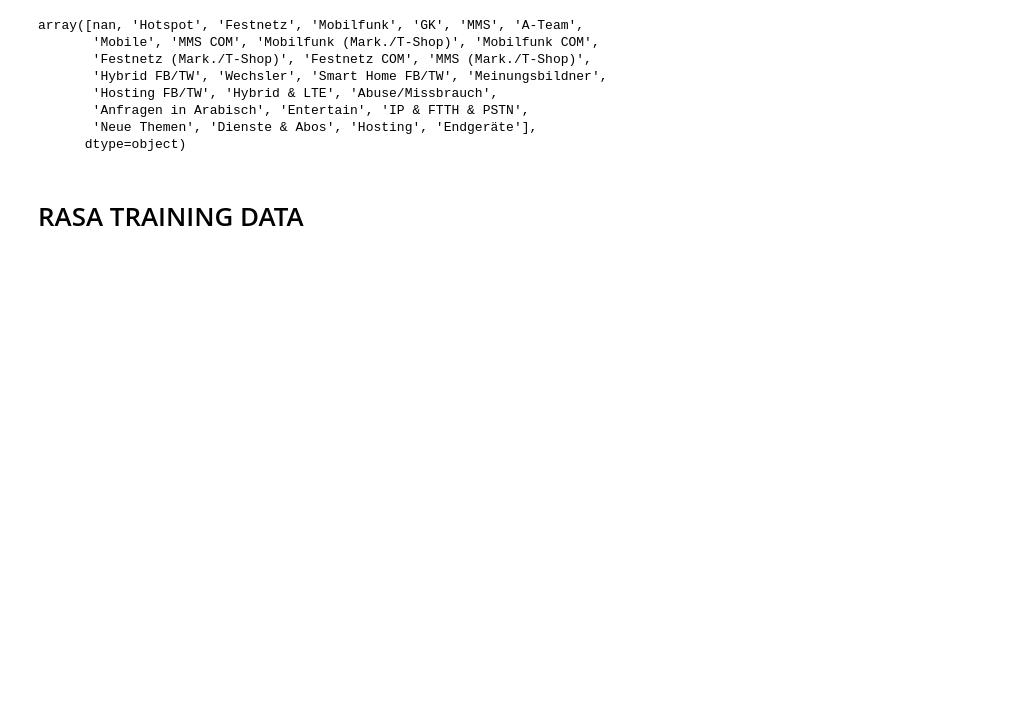
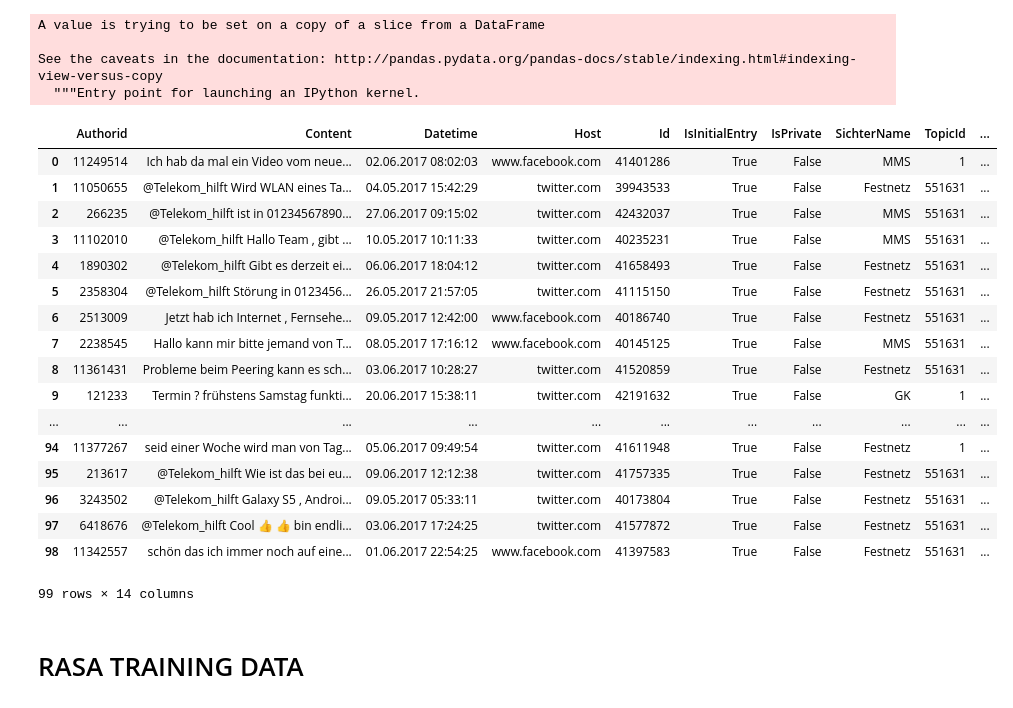
Before and after one commit to turkishtech/mlhackathon, a Jupyter notebook: playground/data_prep.ipynb, the cells around one changed output. Cells and saved outputs as stored; diff of their text form; code cells hidden in the pictures; blank space fills up the shorter version.

```diff
--- a/playground/data_prep.ipynb
+++ b/playground/data_prep.ipynb
@@ -23,7 +23,8 @@ from tqdm import tqdm
 # nlp.vocab.from_disk('./vocab/')
 # %%
 frames = []
-for f in glob.glob('../data/*.csv'):
+taskname = '1b'
+for f in glob.glob('../data/*{}*.csv'.format(taskname)):
     frames.append(pd.read_csv(f))
 # %%
 raw_df = pd.concat(frames)
@@ -51,11 +52,54 @@ raw_df
-# %%
-pd.unique(raw_df.SichterName)
-# %% [output]
-array([nan, 'Hotspot', 'Festnetz', 'Mobilfunk', 'GK', 'MMS', 'A-Team',
-       'Mobile', 'MMS COM', 'Mobilfunk (Mark./T-Shop)', 'Mobilfunk COM',
-       'Festnetz (Mark./T-Shop)', 'Festnetz COM', 'MMS (Mark./T-Shop)',
-       'Hybrid FB/TW', 'Wechsler', 'Smart Home FB/TW', 'Meinungsbildner',
-       'Hosting FB/TW', 'Hybrid & LTE', 'Abuse/Missbrauch',
-       'Anfragen in Arabisch', 'Entertain', 'IP & FTTH & PSTN',
-       'Neue Themen', 'Dienste & Abos', 'Hosting', 'Endgeräte'],
-      dtype=object)
+# %%
+raw_df['Tag'] = [0., 0., 0., 1., 0., 0., 0., 0., 0., 0., 0., 0., 0., 0., 0., 1., 1.,
+       1., 0., 0., 1., 1., 0., 0., 1., 0., 0., 0., 0., 0., 0., 0., 0., 0.,
+       1., 0., 0., 0., 0., 1., 0., 0., 0., 1., 1., 0., 0., 0., 0., 0., 0.,
+       1., 0., 0., 0., 0., 1., 0., 0., 0., 0., 0., 0., 0., 0., 0., 0., 1.,
+       1., 0., 0., 0., 0., 0., 0., 0., 0., 1., 0., 0., 0., 0., 0., 0., 0.,
+       0., 1., 0., 0., 0., 0., 0., 0., 0., 1., 0., 0., 0., 0.]
+# %%
+raw_df['SichterName'] = ['MMS', 'Festnetz', 'MMS', 'MMS', 'Festnetz', 'Festnetz',
+       'Festnetz', 'MMS', 'Festnetz', 'GK', 'MMS', 'Festnetz', 'Festnetz',
+       'Festnetz', 'Festnetz', 'MMS', 'Festnetz', 'MMS', 'MMS',
+       'Festnetz', 'MMS', 'MMS', 'Festnetz', 'Festnetz', 'MMS', 'MMS',
+       'Festnetz', 'Festnetz', 'Festnetz', 'Festnetz', 'Festnetz',
+       'Festnetz', 'Festnetz', 'Festnetz', 'Festnetz', 'Mobilfunk',
+       'Festnetz', 'MMS', 'Festnetz', 'MMS', 'Festnetz', 'Festnetz',
+       'Festnetz', 'GK', 'Festnetz', 'MMS', 'Festnetz', 'MMS', 'MMS',
+       'Festnetz', 'Festnetz', 'MMS', 'Festnetz', 'Festnetz', 'Festnetz',
+       'Festnetz', 'Festnetz', 'Festnetz', 'Festnetz', 'Festnetz',
+       'Festnetz', 'Festnetz', 'Festnetz', 'Festnetz', 'Festnetz',
+       'Festnetz', 'Festnetz', 'Festnetz', 'MMS', 'Festnetz', 'Festnetz',
+       'Festnetz', 'Festnetz', 'Festnetz', 'Festnetz', 'Festnetz',
+       'Festnetz', 'Festnetz', 'Festnetz', 'Festnetz', 'Festnetz',
+       'Festnetz', 'MMS', 'Festnetz', 'Festnetz', 'Festnetz', 'MMS',
+       'Festnetz', 'Festnetz', 'Festnetz', 'Festnetz', 'Festnetz',
+       'Festnetz', 'Mobilfunk', 'Festnetz', 'Festnetz', 'Festnetz',
+       'Festnetz', 'Festnetz']
+# %%
+raw_df.Tag[raw_df.Tag == 0.0] = np.nan
+# %% [output]
+A value is trying to be set on a copy of a slice from a DataFrame
+
+See the caveats in the documentation: http://pandas.pydata.org/pandas-docs/stable/indexing.html#indexing-view-versus-copy
+  """Entry point for launching an IPython kernel.
+# %%
+raw_df.reindex_axis(sorted(raw_df.columns), axis=1)
+# %% [output]
+|  | Authorid | Content | Datetime | Host | Id | IsInitialEntry | IsPrivate | SichterName | TopicId | ... |
+| 0 | 11249514 | Ich hab da mal ein Video vom neue... | 02.06.2017 08:02:03 | www.facebook.com | 41401286 | True | False | MMS | 1 | ... |
+| 1 | 11050655 | @Telekom_hilft Wird WLAN eines Ta... | 04.05.2017 15:42:29 | twitter.com | 39943533 | True | False | Festnetz | 551631 | ... |
+| 2 | 266235 | @Telekom_hilft ist in 01234567890... | 27.06.2017 09:15:02 | twitter.com | 42432037 | True | False | MMS | 551631 | ... |
+| 3 | 11102010 | @Telekom_hilft Hallo Team , gibt ... | 10.05.2017 10:11:33 | twitter.com | 40235231 | True | False | MMS | 551631 | ... |
+| 4 | 1890302 | @Telekom_hilft Gibt es derzeit ei... | 06.06.2017 18:04:12 | twitter.com | 41658493 | True | False | Festnetz | 551631 | ... |
+| 5 | 2358304 | @Telekom_hilft Störung in 0123456... | 26.05.2017 21:57:05 | twitter.com | 41115150 | True | False | Festnetz | 551631 | ... |
+| 6 | 2513009 | Jetzt hab ich Internet , Fernsehe... | 09.05.2017 12:42:00 | www.facebook.com | 40186740 | True | False | Festnetz | 551631 | ... |
+| 7 | 2238545 | Hallo kann mir bitte jemand von T... | 08.05.2017 17:16:12 | www.facebook.com | 40145125 | True | False | MMS | 551631 | ... |
+| 8 | 11361431 | Probleme beim Peering kann es sch... | 03.06.2017 10:28:27 | twitter.com | 41520859 | True | False | Festnetz | 551631 | ... |
+| 9 | 121233 | Termin ? frühstens Samstag funkti... | 20.06.2017 15:38:11 | twitter.com | 42191632 | True | False | GK | 1 | ... |
+| ... | ... | ... | ... | ... | ... | ... | ... | ... | ... | ... |
+| 94 | 11377267 | seid einer Woche wird man von Tag... | 05.06.2017 09:49:54 | twitter.com | 41611948 | True | False | Festnetz | 1 | ... |
+| 95 | 213617 | @Telekom_hilft Wie ist das bei eu... | 09.06.2017 12:12:38 | twitter.com | 41757335 | True | False | Festnetz | 551631 | ... |
+| 96 | 3243502 | @Telekom_hilft Galaxy S5 , Androi... | 09.05.2017 05:33:11 | twitter.com | 40173804 | True | False | Festnetz | 551631 | ... |
+| 97 | 6418676 | @Telekom_hilft Cool 👍 👍 bin endli... | 03.06.2017 17:24:25 | twitter.com | 41577872 | True | False | Festnetz | 551631 | ... |
+| 98 | 11342557 | schön das ich immer noch auf eine... | 01.06.2017 22:54:25 | www.facebook.com | 41397583 | True | False | Festnetz | 551631 | ... |
+99 rows × 14 columns
```
Also changed, not shown: parts of 6 cells of this notebook, 3 other files.
